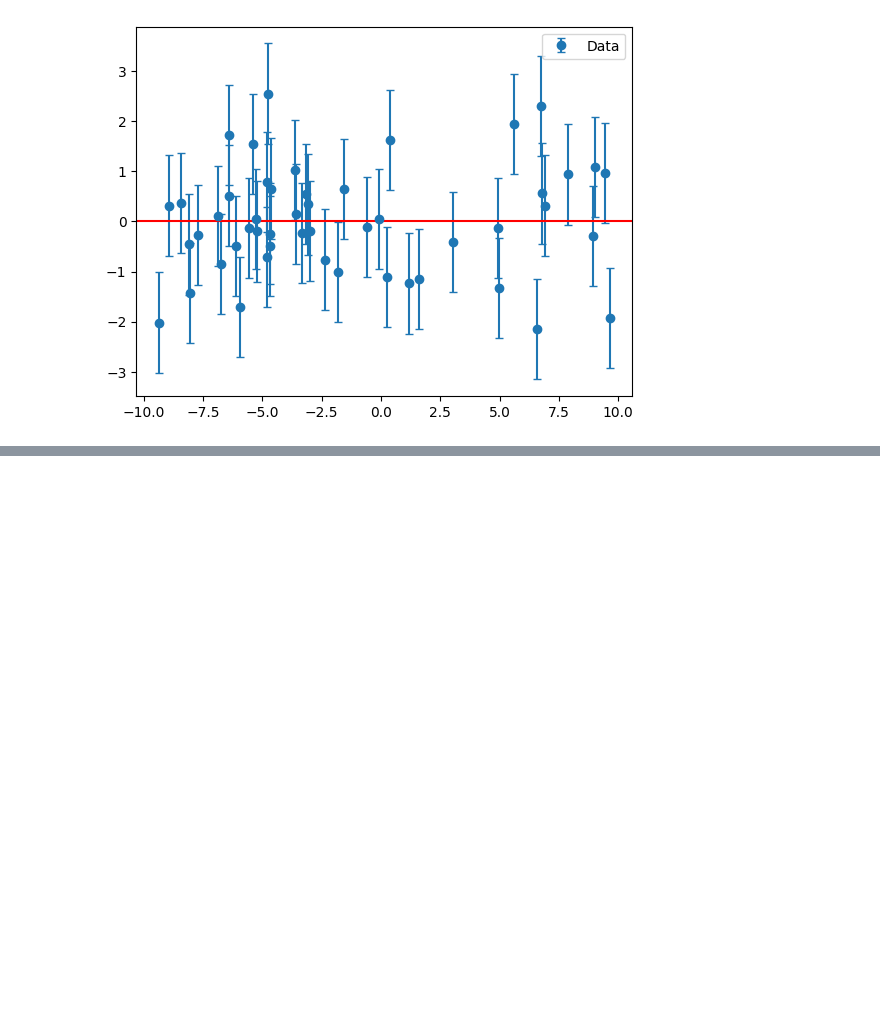
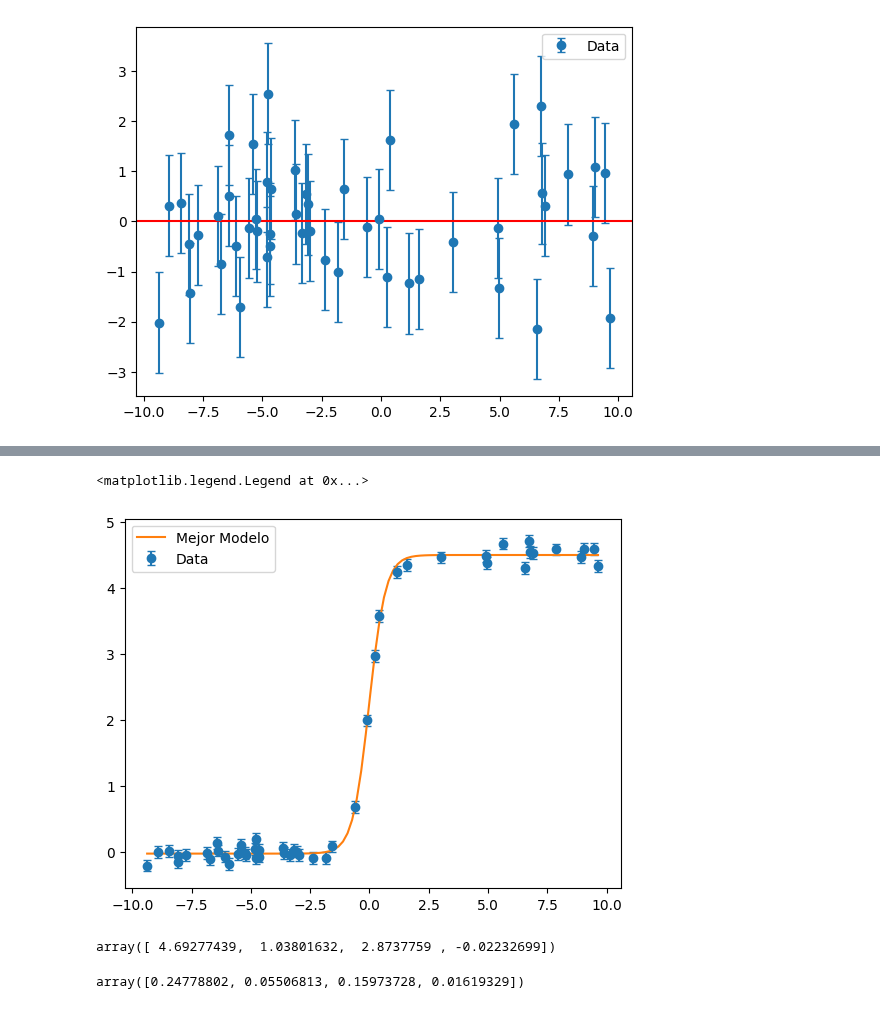
Before and after one commit to asegura4488/MetodosComputacionales2026, a Jupyter notebook: Semana12/AjusteNolineal.ipynb, the cells around one changed output, grey strips where cells are left out. Drawn from its saved outputs; the diff is of its cells as text; code cells hidden in the pictures; blank space fills up the shorter version.

Commit message:
Dibujando el modelo

```diff
--- a/Semana12/AjusteNolineal.ipynb
+++ b/Semana12/AjusteNolineal.ipynb
@@ -91,7 +91,7 @@ plt.legend()
 def sigmoide(x, A, B, C, D):
     return A / (B + np.exp(-C*x)) + D
 # %%
-p0 = np.array([1.,1.,1.,1.])
+p0 = np.array([1.,1.,1.,0.5])
 p_cf, pcov_cf = curve_fit(
     sigmoide,
     x,
@@ -241,3 +241,20 @@ Resumen:
 3         D -0.022327   0.016193    -1.378781         1.378781  0.174631
 [figure]
 [figure]
+# %%
+_x = np.linspace(min(x),max(x),100)
+_y = sigmoide(_x,*p_cf)
+plt.errorbar(x,y, yerr=sigma, fmt='o', capsize=3,label='Data')
+plt.plot(_x,_y,label='Mejor Modelo')
+plt.legend()
+# %% [output]
+<matplotlib.legend.Legend at 0x...>
+[figure, added]
+# %%
+p_cf
+# %% [output]
+array([ 4.69277439,  1.03801632,  2.8737759 , -0.02232699])
+# %%
+perr_cf
+# %% [output]
+array([0.24778802, 0.05506813, 0.15973728, 0.01619329])
```
Also changed, not shown: parts of 5 cells of this notebook.
